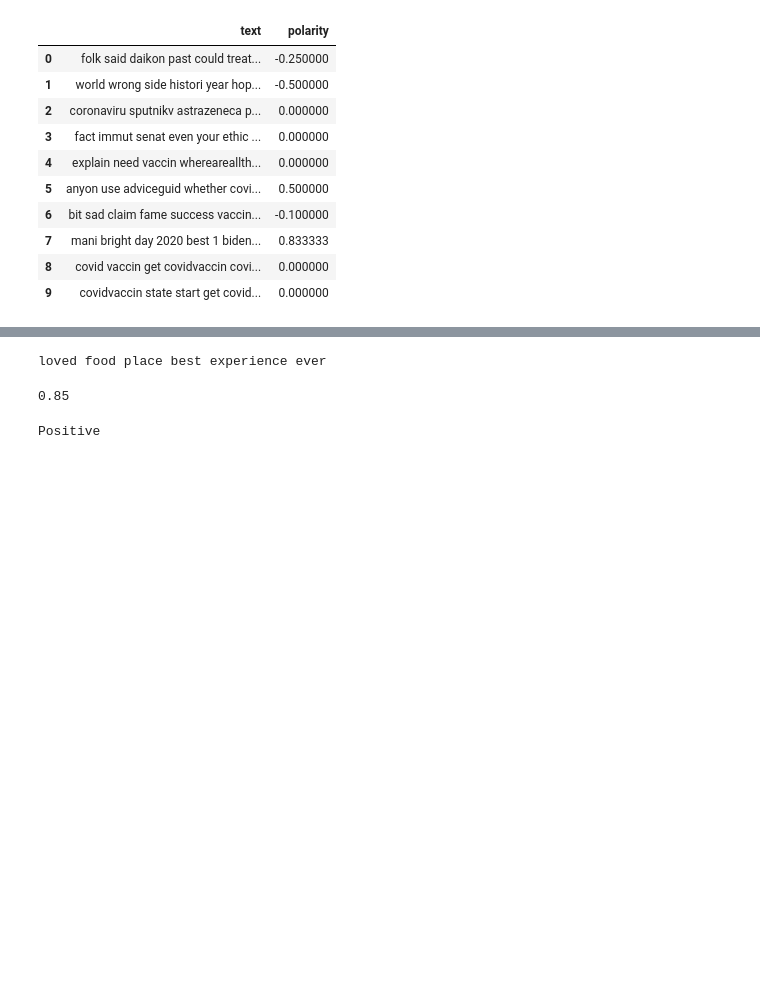
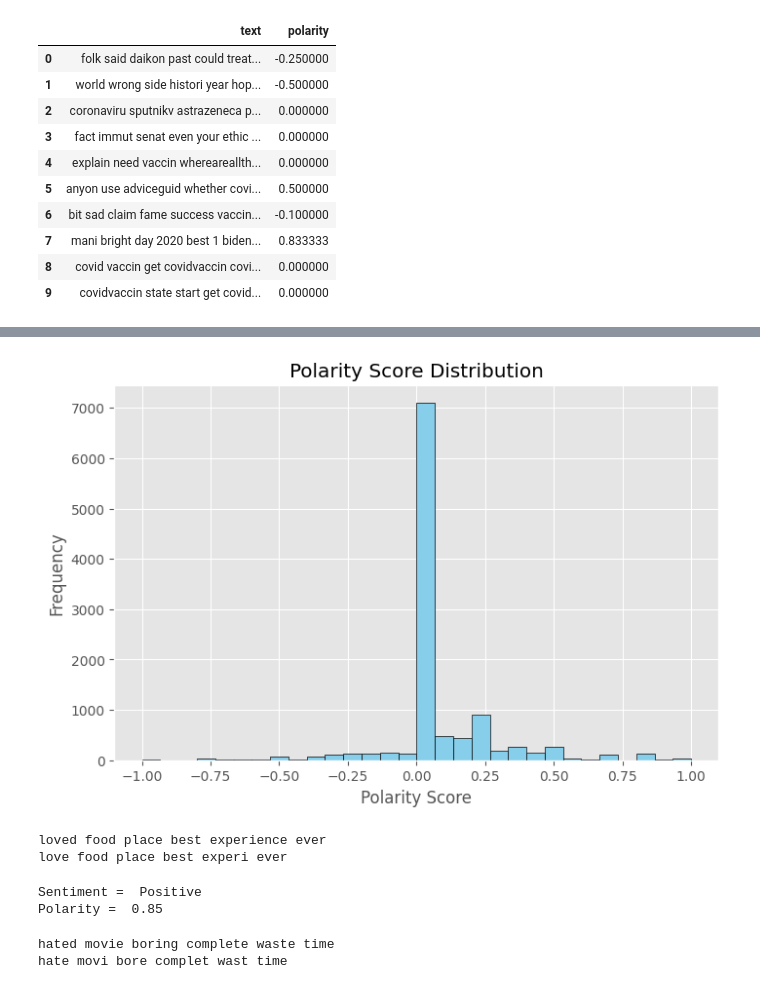
Before and after one commit to Anunandana/Sentiment-Analysis, a Jupyter notebook: Sentiment_Analysis.ipynb, the cells around one changed output, grey strips where cells are left out. Drawn from its saved outputs; the diff is of its cells as text; code cells hidden in the pictures; blank space fills up the shorter version.

```diff
--- a/Sentiment_Analysis.ipynb
+++ b/Sentiment_Analysis.ipynb
@@ -221,16 +256,39 @@ text_df['sentiment'] = text_df['polarity'].apply(sentiment)
+# %%
+plt.figure(figsize=(8,5))
+plt.hist(text_df['polarity'], bins=30, color='skyblue', edgecolor='black')
+plt.title('Polarity Score Distribution')
+plt.xlabel('Polarity Score')
+plt.ylabel('Frequency')
+plt.grid(True)
+plt.show()
+# %% [output]
+[figure, added]
 # %%
 raw_text = "I loved the food at that place! 😍 Best experience ever!!!"
 cleaned = data_processing(raw_text)
+stemmed = stemming(cleaned)
+
 print(cleaned)
+print(stemmed)
 # %% [output]
 loved food place best experience ever
+love food place best experi ever
 # %%
 pol = polarity(cleaned)
-print(pol)
+sent = sentiment(pol)
-# %% [output]
-0.85
-# %%
-sent = sentiment(pol)
-print(sent)
-# %% [output]
-Positive
+# %%
+print("Sentiment = ",sent)
+print("Polarity = ",pol)
+# %% [output]
+Sentiment =  Positive
+Polarity =  0.85
+# %%
+raw_text = "I hated the movie. It was boring and a complete waste of time."
+cleaned = data_processing(raw_text)
+stemmed = stemming(cleaned)
+
+print(cleaned)
+print(stemmed)
+# %% [output]
+hated movie boring complete waste time
+hate movi bore complet wast time
```
Also changed, not shown: parts of 10 cells of this notebook.
